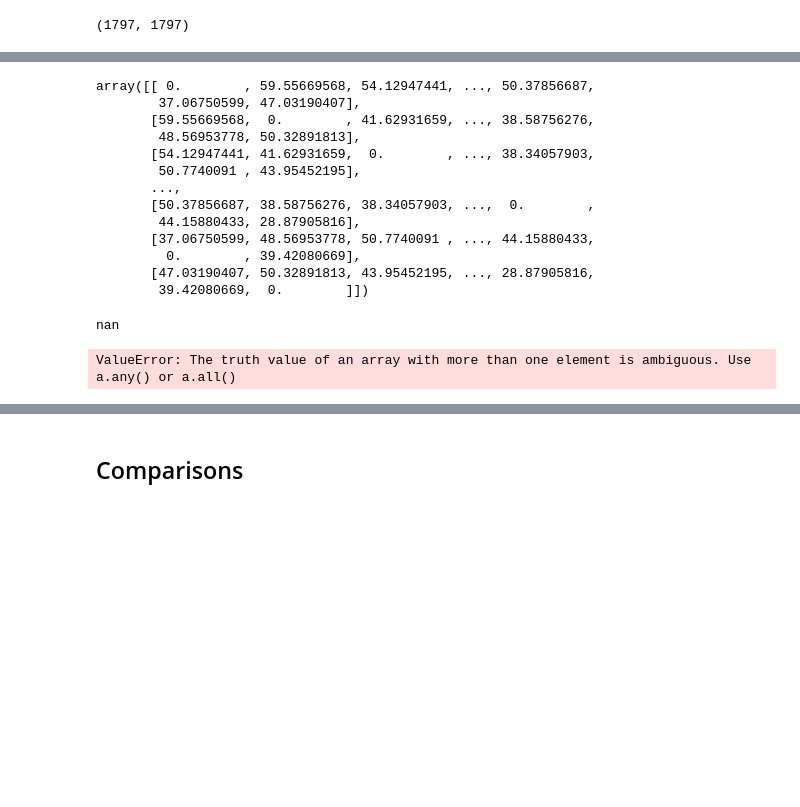
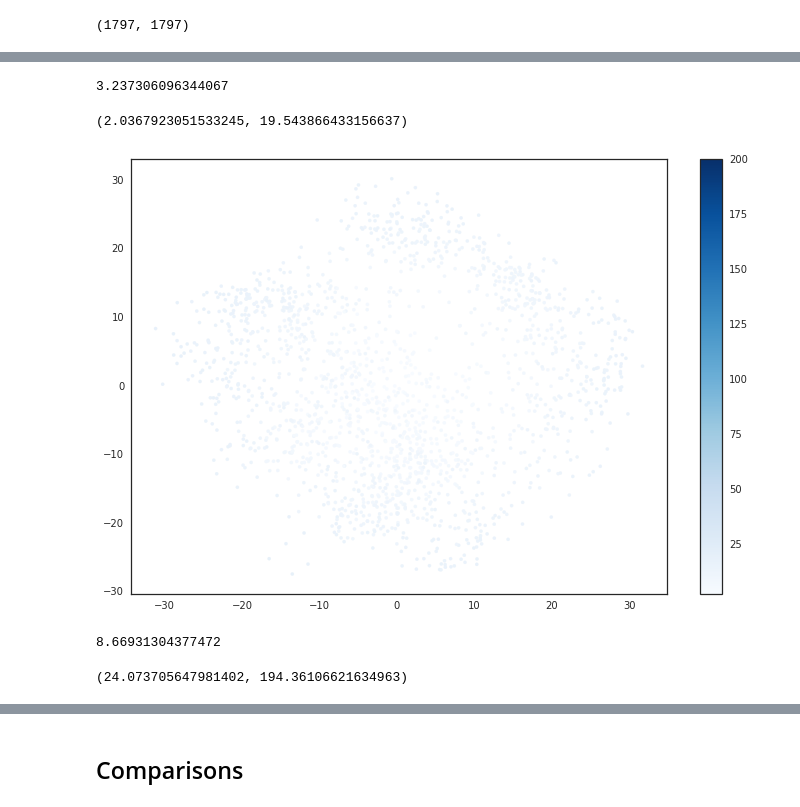
Before and after one commit to acwooding/dimension_reduction, a Jupyter notebook: notebooks/01-acw-initial-exploration.ipynb, the cells around one changed output, grey strips where cells are left out. Cells and saved outputs as stored; diff of their text form; code cells hidden in the pictures; blank space fills up the shorter version.

```diff
--- a/notebooks/01-acw-initial-exploration.ipynb
+++ b/notebooks/01-acw-initial-exploration.ipynb
@@ -331,33 +294,23 @@ def point_strain(high_distances, low_distances):
-# %%
-high_distances
-# %% [output]
-array([[ 0.        , 59.55669568, 54.12947441, ..., 50.37856687,
-        37.06750599, 47.03190407],
-       [59.55669568,  0.        , 41.62931659, ..., 38.58756276,
-        48.56953778, 50.32891813],
-       [54.12947441, 41.62931659,  0.        , ..., 38.34057903,
-        50.7740091 , 43.95452195],
-       ...,
-       [50.37856687, 38.58756276, 38.34057903, ...,  0.        ,
-        44.15880433, 28.87905816],
-       [37.06750599, 48.56953778, 50.7740091 , ..., 44.15880433,
-         0.        , 39.42080669],
-       [47.03190407, 50.32891813, 43.95452195, ..., 28.87905816,
-        39.42080669,  0.        ]])
 # %%
-pca_strain = strain(high_distances, pca_low_distances); pca_strain
+pca_strain = qm.strain(high_distances=high_distances, low_distances=pca_low_distances); pca_strain
 # %% [output]
-nan
+3.237306096344067
 # %%
-pca_point_strain = point_strain(high_distances, pca_low_distances)
+pca_point_strain = qm.point_strain(high_distances=high_distances, low_distances=pca_low_distances)
 min(pca_point_strain), max(pca_point_strain)
 # %% [output]
-ValueError: The truth value of an array with more than one element is ambiguous. Use a.any() or a.all()
+(2.0367923051533245, 19.543866433156637)
 # %%
-plotting.two_dim_label_viz(low_data, pca_point_strain, vmin=2, vmax=14)
+plotting.two_dim_label_viz(low_data, pca_point_strain, vmin=2, vmax=200)
+# %% [output]
+[figure, added]
 # %%
-mds_strain = strain(high_distances, mds_low_distances); mds_strain
+mds_strain = qm.strain(high_distances=high_distances, low_distances=mds_low_distances); mds_strain
+# %% [output]
+8.66931304377472
 # %%
-mds_point_strain = point_strain(high_distances, mds_low_distances)
+mds_point_strain = qm.point_strain(high_distances=high_distances, low_distances=mds_low_distances)
 min(mds_point_strain), max(mds_point_strain)
+# %% [output]
+(24.073705647981402, 194.36106621634963)
 # %%
```
Also changed, not shown: parts of 25 cells of this notebook, 1 other file.
